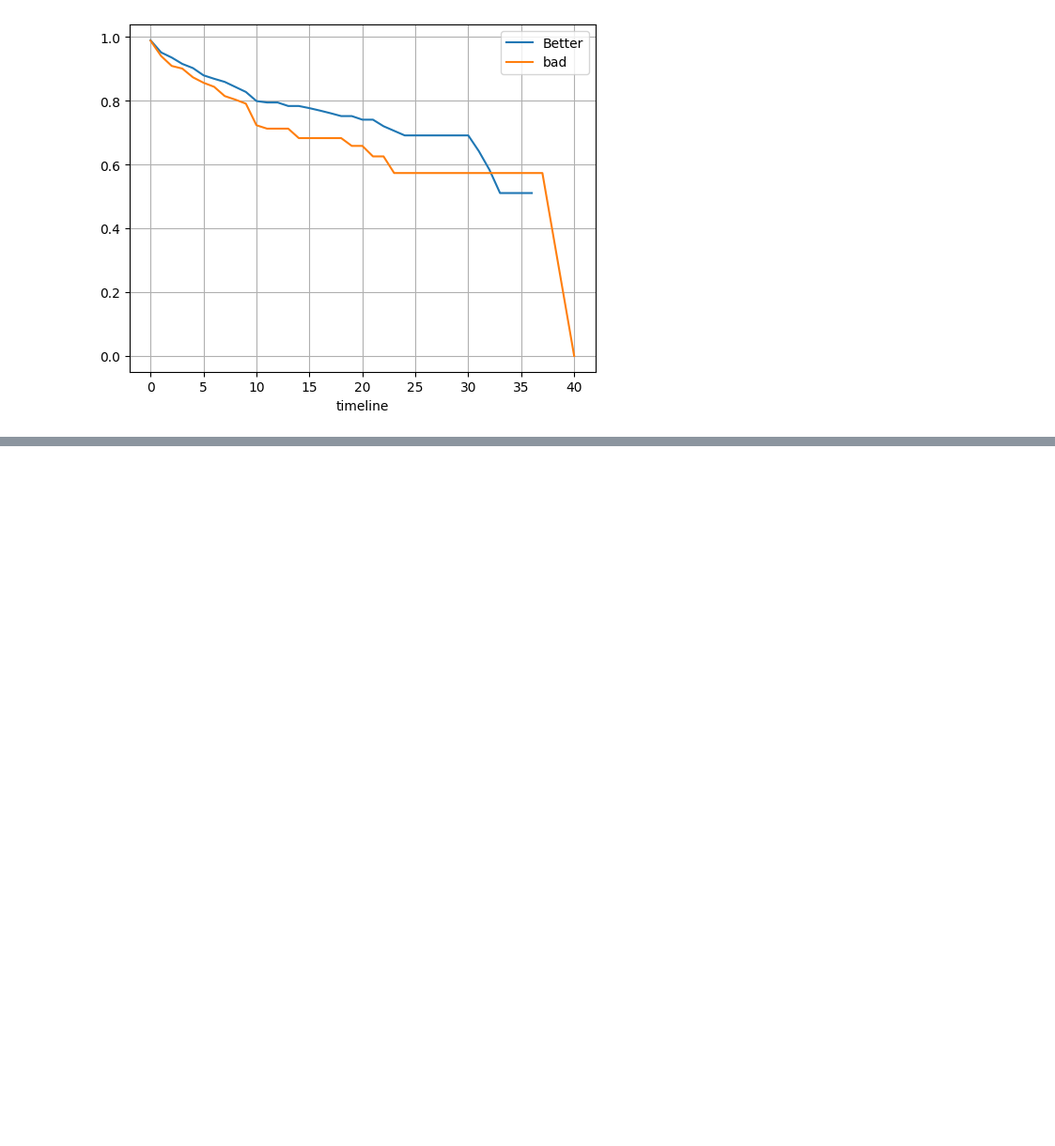
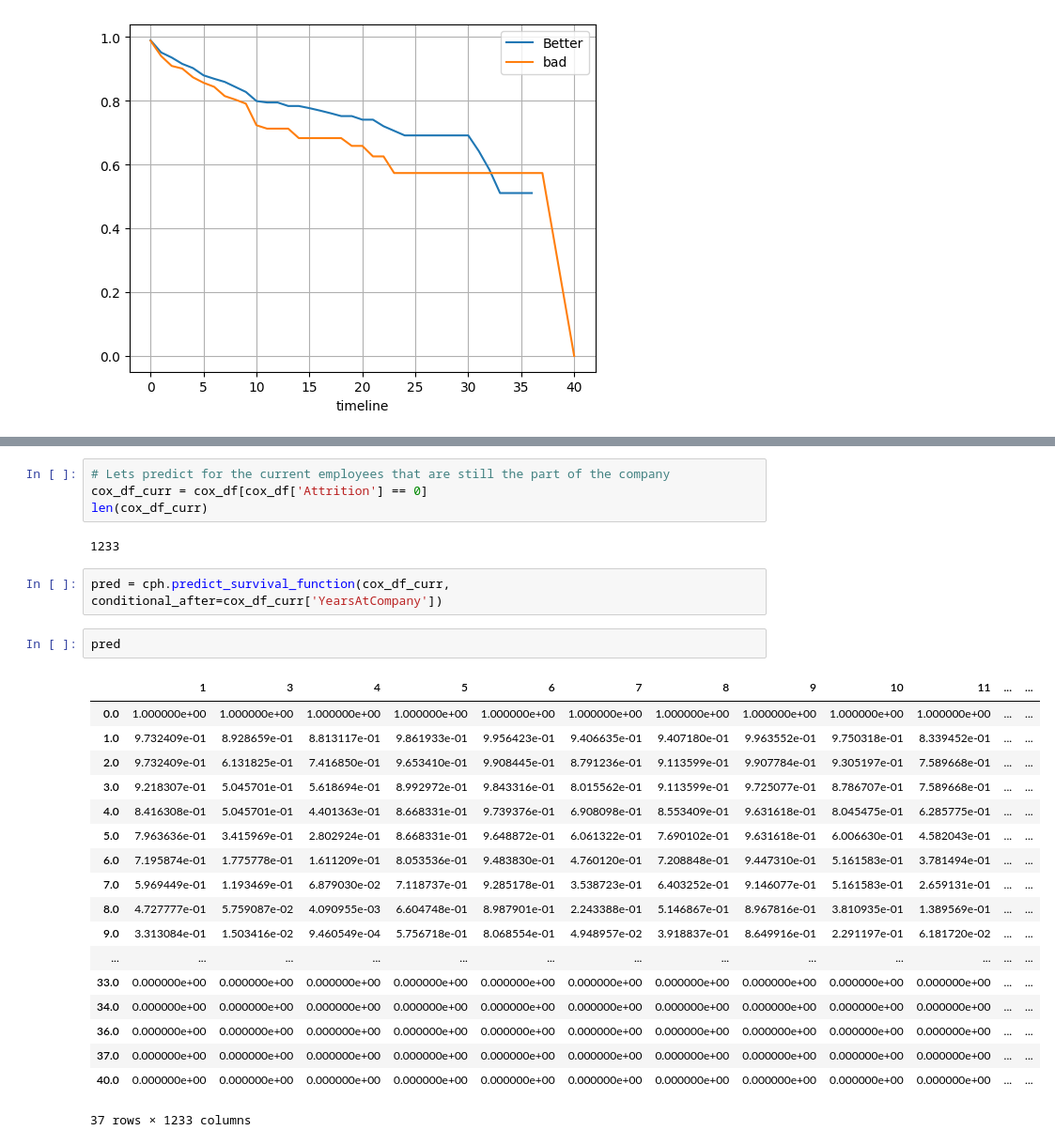
Before and after one commit to jashpaleja/Survival_Analysis-Employee_Attrition, a Jupyter notebook: employee_attrition.ipynb, the cells around one changed output, grey strips where cells are left out. Shown at 94% size. Cells and saved outputs as stored; diff of their text form; blank space fills up the shorter version.

```diff
--- a/employee_attrition.ipynb
+++ b/employee_attrition.ipynb
@@ -232,0 +361,29 @@ ax.grid()
+# %%
+# Lets predict for the current employees that are still the part of the company
+cox_df_curr = cox_df[cox_df['Attrition'] == 0]
+len(cox_df_curr)
+# %% [output]
+1233
+# %%
+pred = cph.predict_survival_function(cox_df_curr, conditional_after=cox_df_curr['YearsAtCompany'])
+# %%
+pred
+# %% [output]
+|  | 1 | 3 | 4 | 5 | 6 | 7 | 8 | 9 | 10 | 11 | ... | ... |
+| 0.0 | 1.000000e+00 | 1.000000e+00 | 1.000000e+00 | 1.000000e+00 | 1.000000e+00 | 1.000000e+00 | 1.000000e+00 | 1.000000e+00 | 1.000000e+00 | 1.000000e+00 | ... | ... |
+| 1.0 | 9.732409e-01 | 8.928659e-01 | 8.813117e-01 | 9.861933e-01 | 9.956423e-01 | 9.406635e-01 | 9.407180e-01 | 9.963552e-01 | 9.750318e-01 | 8.339452e-01 | ... | ... |
+| 2.0 | 9.732409e-01 | 6.131825e-01 | 7.416850e-01 | 9.653410e-01 | 9.908445e-01 | 8.791236e-01 | 9.113599e-01 | 9.907784e-01 | 9.305197e-01 | 7.589668e-01 | ... | ... |
+| 3.0 | 9.218307e-01 | 5.045701e-01 | 5.618694e-01 | 8.992972e-01 | 9.843316e-01 | 8.015562e-01 | 9.113599e-01 | 9.725077e-01 | 8.786707e-01 | 7.589668e-01 | ... | ... |
+| 4.0 | 8.416308e-01 | 5.045701e-01 | 4.401363e-01 | 8.668331e-01 | 9.739376e-01 | 6.908098e-01 | 8.553409e-01 | 9.631618e-01 | 8.045475e-01 | 6.285775e-01 | ... | ... |
+| 5.0 | 7.963636e-01 | 3.415969e-01 | 2.802924e-01 | 8.668331e-01 | 9.648872e-01 | 6.061322e-01 | 7.690102e-01 | 9.631618e-01 | 6.006630e-01 | 4.582043e-01 | ... | ... |
+| 6.0 | 7.195874e-01 | 1.775778e-01 | 1.611209e-01 | 8.053536e-01 | 9.483830e-01 | 4.760120e-01 | 7.208848e-01 | 9.447310e-01 | 5.161583e-01 | 3.781494e-01 | ... | ... |
+| 7.0 | 5.969449e-01 | 1.193469e-01 | 6.879030e-02 | 7.118737e-01 | 9.285178e-01 | 3.538723e-01 | 6.403252e-01 | 9.146077e-01 | 5.161583e-01 | 2.659131e-01 | ... | ... |
+| 8.0 | 4.727777e-01 | 5.759087e-02 | 4.090955e-03 | 6.604748e-01 | 8.987901e-01 | 2.243388e-01 | 5.146867e-01 | 8.967816e-01 | 3.810935e-01 | 1.389569e-01 | ... | ... |
+| 9.0 | 3.313084e-01 | 1.503416e-02 | 9.460549e-04 | 5.756718e-01 | 8.068554e-01 | 4.948957e-02 | 3.918837e-01 | 8.649916e-01 | 2.291197e-01 | 6.181720e-02 | ... | ... |
+| ... | ... | ... | ... | ... | ... | ... | ... | ... | ... | ... | ... | ... |
+| 33.0 | 0.000000e+00 | 0.000000e+00 | 0.000000e+00 | 0.000000e+00 | 0.000000e+00 | 0.000000e+00 | 0.000000e+00 | 0.000000e+00 | 0.000000e+00 | 0.000000e+00 | ... | ... |
+| 34.0 | 0.000000e+00 | 0.000000e+00 | 0.000000e+00 | 0.000000e+00 | 0.000000e+00 | 0.000000e+00 | 0.000000e+00 | 0.000000e+00 | 0.000000e+00 | 0.000000e+00 | ... | ... |
+| 36.0 | 0.000000e+00 | 0.000000e+00 | 0.000000e+00 | 0.000000e+00 | 0.000000e+00 | 0.000000e+00 | 0.000000e+00 | 0.000000e+00 | 0.000000e+00 | 0.000000e+00 | ... | ... |
+| 37.0 | 0.000000e+00 | 0.000000e+00 | 0.000000e+00 | 0.000000e+00 | 0.000000e+00 | 0.000000e+00 | 0.000000e+00 | 0.000000e+00 | 0.000000e+00 | 0.000000e+00 | ... | ... |
+| 40.0 | 0.000000e+00 | 0.000000e+00 | 0.000000e+00 | 0.000000e+00 | 0.000000e+00 | 0.000000e+00 | 0.000000e+00 | 0.000000e+00 | 0.000000e+00 | 0.000000e+00 | ... | ... |
+37 rows × 1233 columns
```
Also changed, not shown: parts of 33 cells of this notebook.
